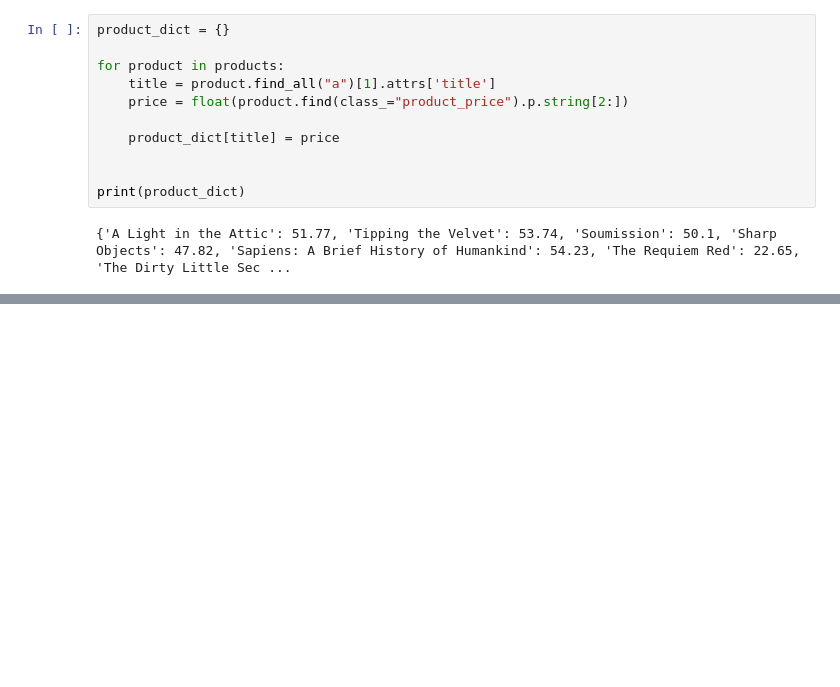
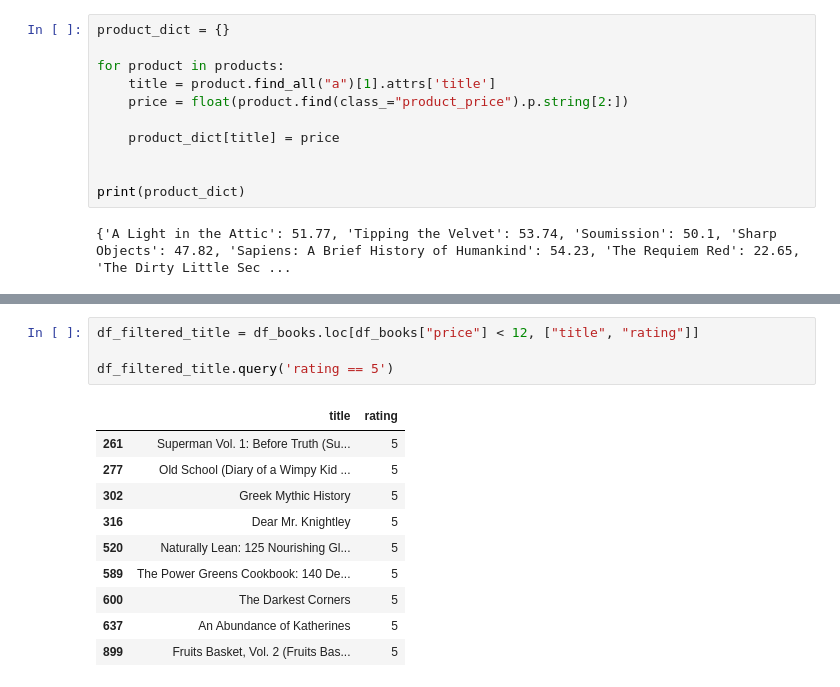
Before and after one commit to limcatcat/practice, a Jupyter notebook: practice_webscraper.ipynb, the cells around one changed output, grey strips where cells are left out. Saved outputs shown, nothing was run; the diff lists cells and outputs as text; blank space fills up the shorter version.

```diff
--- a/practice_webscraper.ipynb
+++ b/practice_webscraper.ipynb
@@ -378,0 +503,15 @@ print(product_dict)
+# %%
+df_filtered_title = df_books.loc[df_books["price"] < 12, ["title", "rating"]]
+
+df_filtered_title.query('rating == 5')
+# %% [output]
+|  | title | rating |
+| 261 | Superman Vol. 1: Before Truth (Su... | 5 |
+| 277 | Old School (Diary of a Wimpy Kid ... | 5 |
+| 302 | Greek Mythic History | 5 |
+| 316 | Dear Mr. Knightley | 5 |
+| 520 | Naturally Lean: 125 Nourishing Gl... | 5 |
+| 589 | The Power Greens Cookbook: 140 De... | 5 |
+| 600 | The Darkest Corners | 5 |
+| 637 | An Abundance of Katherines | 5 |
+| 899 | Fruits Basket, Vol. 2 (Fruits Bas... | 5 |
```
Also changed, not shown: parts of 22 cells of this notebook.
